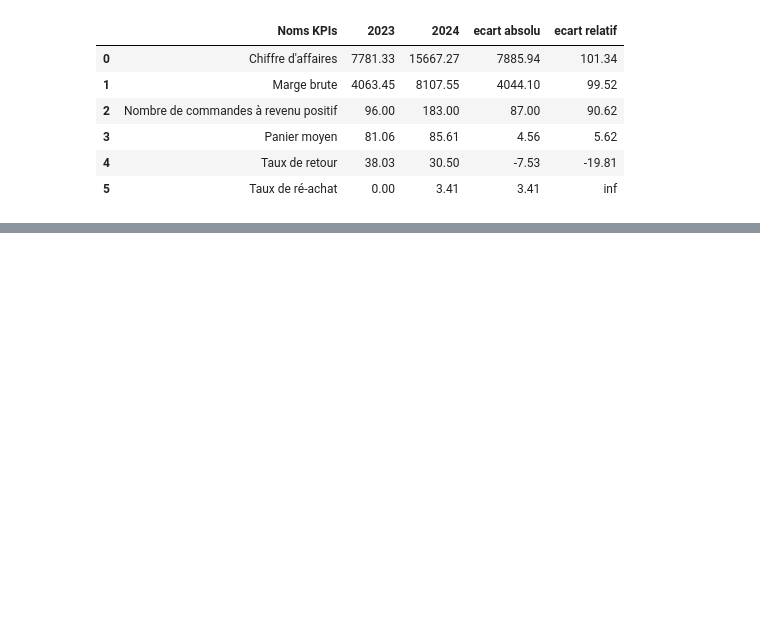
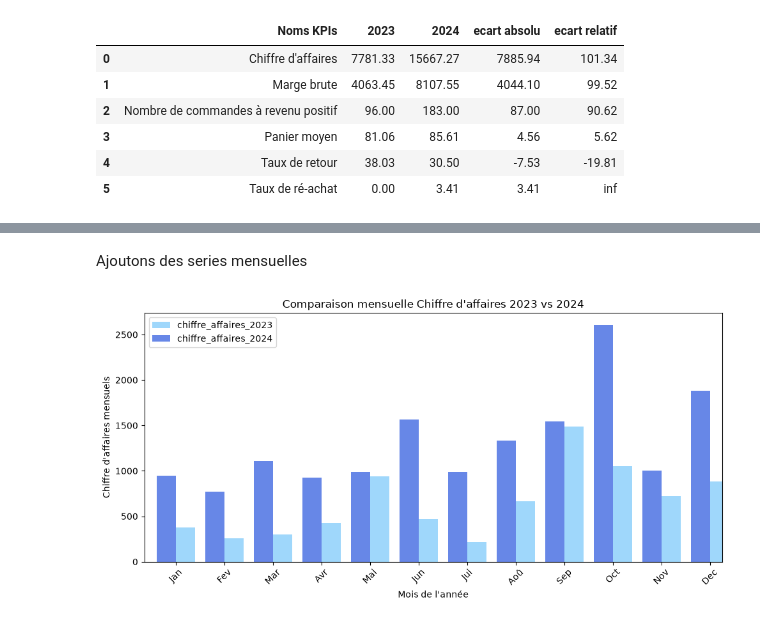
Before and after one commit to glimaleba/projet_thelook, a Jupyter notebook: notebooks/01_EDA_python.ipynb, the cells around one changed output, grey strips where cells are left out. Cells and saved outputs as stored; diff of their text form; code cells hidden in the pictures; blank space fills up the shorter version.

Commit message:
comparaison 2023 vs 2024

```diff
--- a/notebooks/01_EDA_python.ipynb
+++ b/notebooks/01_EDA_python.ipynb
@@ -1095,0 +1078,41 @@ df_kpi_2023_2024.round(2) # affichage comparatif des KPIs 2023 vs 2024
+# %% [markdown]
+Ajoutons des series mensuelles
+# %%
+# Chiffre d'affaires mensuel 2023
+masque_chiffre_affaires_2023=(df_copie["item_status"]=='Complete')&(df_copie["delivered_at"].dt.year==2023)
+chiffre_affaires_2023_mensuel=df_copie[masque_chiffre_affaires_2023].groupby(df_copie[masque_chiffre_affaires_2023]["delivered_at"].dt.month)["sale_price"].sum()
+# Chiffre d'affaires mensuel 2024
+masque_chiffre_affaires_2024=(df_copie["item_status"]=='Complete')&(df_copie["delivered_at"].dt.year==2024)
+chiffre_affaires_2024_mensuel=df_copie[masque_chiffre_affaires_2024].groupby(df_copie[masque_chiffre_affaires_2024]["delivered_at"].dt.month)["sale_price"].sum()
+# Représentation mensuelle des chiffres d'affaires 2023 et 2024
+fig,axi=plt.subplots(figsize=(10,5))
+chiffre_affaires_2023_mensuel.plot(
+    kind="bar",
+    ax=axi,
+    color="lightskyblue",
+    alpha=0.8,
+    width=0.4,
+    position=0,
+    label="chiffre_affaires_2023"
+)
+chiffre_affaires_2024_mensuel.plot(
+    kind="bar",
+    ax=axi,
+    color="royalblue",
+    alpha=0.8,
+    width=0.4,
+    position=1,
+    label="chiffre_affaires_2024"
+)
+axi.set_title("Comparaison mensuelle Chiffre d'affaires 2023 vs 2024")
+axi.set_xlabel("Mois de l'année")
+axi.set_ylabel("Chiffre d'affaires mensuels")
+axi.legend()
+plt.xticks(
+    ticks=range(12),
+    labels=["Jan","Fev","Mar","Avr","Mai","Jun","Jui","Aoû","Sep","Oct","Nov","Dec"],
+    rotation=45
+)
+plt.tight_layout()
+# %% [output]
+[figure, added]
```
Also changed, not shown: parts of 14 cells of this notebook.
